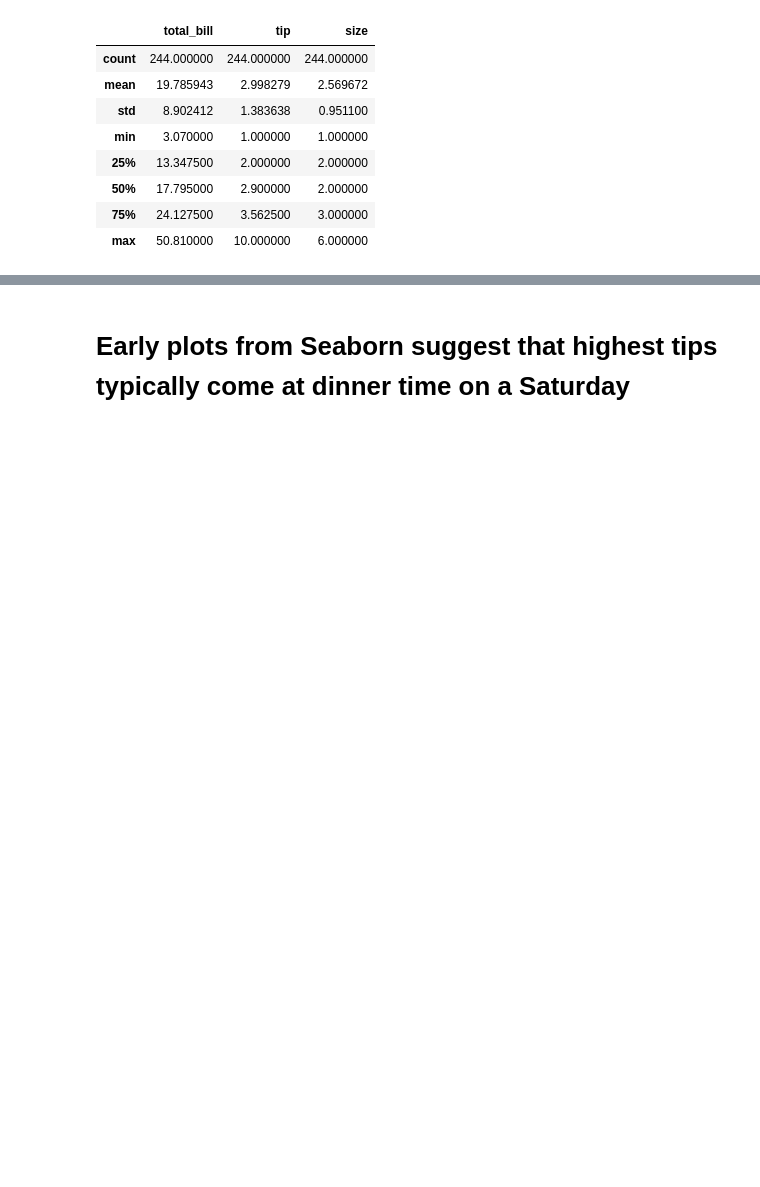
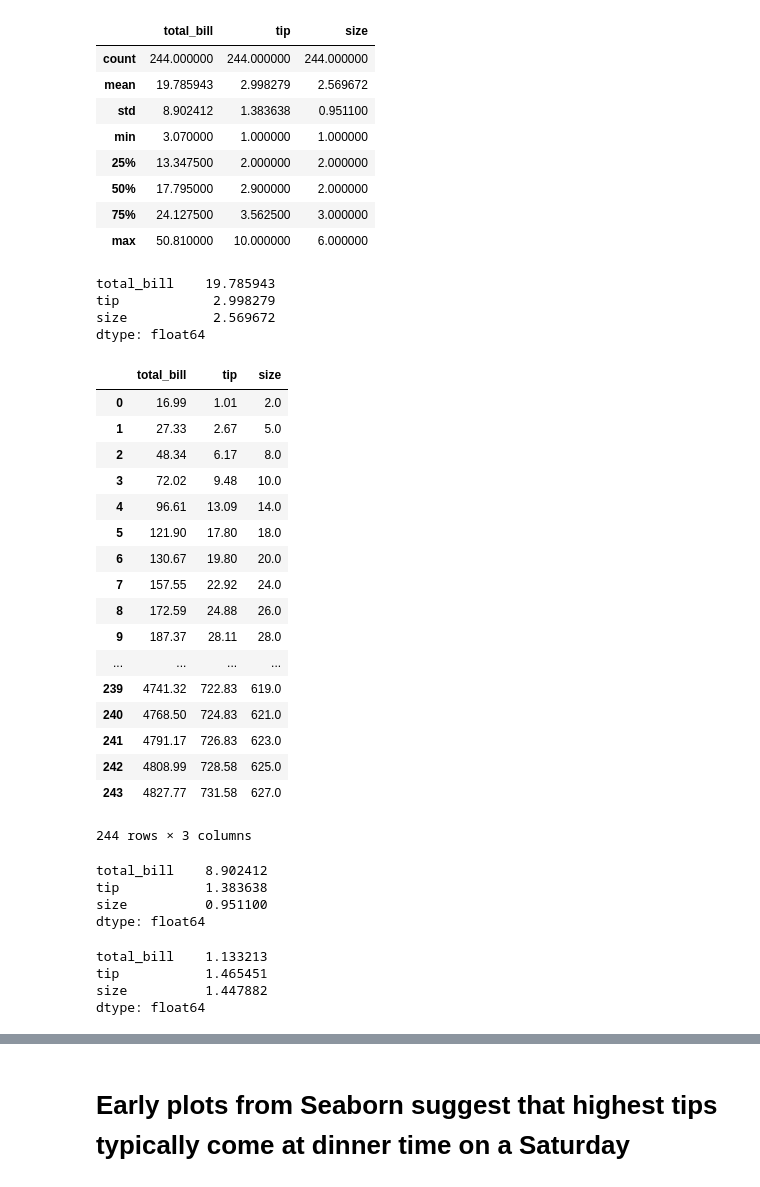
Before and after one commit to Spider-Mannix/DAfundProj, a Jupyter notebook: Project Notebook.ipynb, the cells around one changed output, grey strips where cells are left out. Saved outputs shown, nothing was run; the diff lists cells and outputs as text; code cells hidden in the pictures; blank space fills up the shorter version.

```diff
--- a/Project Notebook.ipynb
+++ b/Project Notebook.ipynb
@@ -28,6 +28,49 @@ df.describe()
 | 50% | 17.795000 | 2.900000 | 2.000000 |
 | 75% | 24.127500 | 3.562500 | 3.000000 |
 | max | 50.810000 | 10.000000 | 6.000000 |
+# %%
+df.mean()
+# %% [output]
+total_bill    19.785943
+tip            2.998279
+size           2.569672
+dtype: float64
+# %%
+
+np.cumsum(df[['total_bill', 'tip', 'size']])
+# %% [output]
+|  | total_bill | tip | size |
+| 0 | 16.99 | 1.01 | 2.0 |
+| 1 | 27.33 | 2.67 | 5.0 |
+| 2 | 48.34 | 6.17 | 8.0 |
+| 3 | 72.02 | 9.48 | 10.0 |
+| 4 | 96.61 | 13.09 | 14.0 |
+| 5 | 121.90 | 17.80 | 18.0 |
+| 6 | 130.67 | 19.80 | 20.0 |
+| 7 | 157.55 | 22.92 | 24.0 |
+| 8 | 172.59 | 24.88 | 26.0 |
+| 9 | 187.37 | 28.11 | 28.0 |
+| ... | ... | ... | ... |
+| 239 | 4741.32 | 722.83 | 619.0 |
+| 240 | 4768.50 | 724.83 | 621.0 |
+| 241 | 4791.17 | 726.83 | 623.0 |
+| 242 | 4808.99 | 728.58 | 625.0 |
+| 243 | 4827.77 | 731.58 | 627.0 |
+244 rows × 3 columns
+# %%
+df.std()
+# %% [output]
+total_bill    8.902412
+tip           1.383638
+size          0.951100
+dtype: float64
+# %%
+df.skew()
+# %% [output]
+total_bill    1.133213
+tip           1.465451
+size          1.447882
+dtype: float64
 # %%
 tips = sns.load_dataset("tips")
 sns.relplot(x="total_bill", y="tip", data=tips);
```
Also changed, not shown: parts of 2 cells of this notebook.
